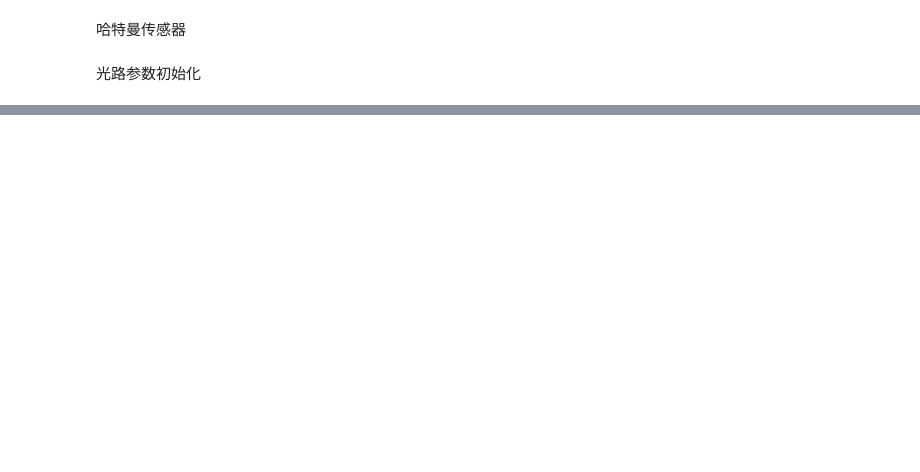
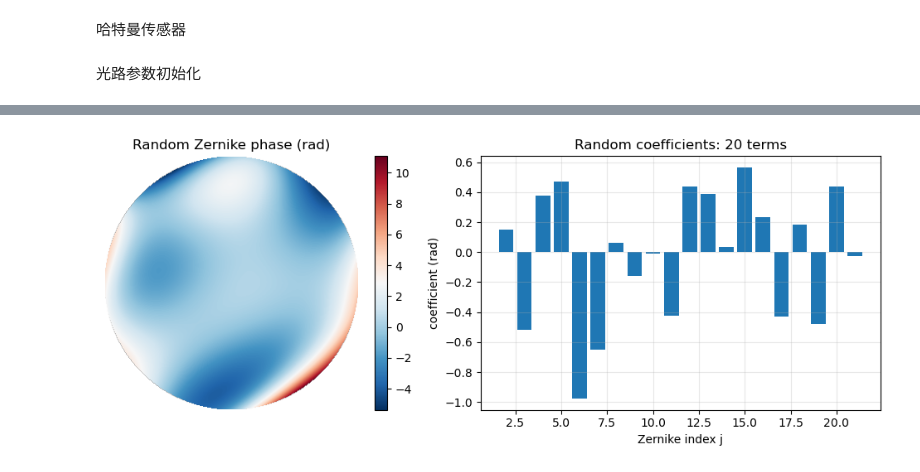
Before and after one commit to congzhou235-prog/sh-prog, a Jupyter notebook: pro.ipynb, the cells around one changed output, grey strips where cells are left out. Saved outputs shown, nothing was run; the diff lists cells and outputs as text; code cells hidden in the pictures; blank space fills up the shorter version.

```diff
--- a/pro.ipynb
+++ b/pro.ipynb
@@ -112,0 +290,85 @@ pprint(derived_params)
+# %%
+import matplotlib.pyplot as plt
+from math import comb, sqrt
+
+# Manual controls.
+n_zernike_terms = 20
+zernike_grid_size = int(optical_params["dm"]["DMmesh"])
+coeff_std_rad = 0.5
+random_seed = 42
+include_piston = False
+
+
+def j_to_mn(j):
+    n = int(np.ceil((-3.0 + np.sqrt(9.0 + 8.0 * j)) / 2.0))
+    m = int(2 * j - n * (n + 2))
+    return m, n
+
+
+def radial_polynomial(n, m_abs, rho):
+    if (n - m_abs) % 2:
+        return np.zeros_like(rho)
+    radial = np.zeros_like(rho)
+    for s in range((n - m_abs) // 2 + 1):
+        c = (-1) ** s * comb(n - s, s) * comb(n - 2 * s, (n - m_abs) // 2 - s)
+        radial += c * rho ** (n - 2 * s)
+    return radial
+
+
+def zernike_mode(j, rho, theta):
+    m, n = j_to_mn(j)
+    radial = radial_polynomial(n, abs(m), rho)
+    if m == 0:
+        return sqrt(n + 1) * radial
+    if m > 0:
+        return sqrt(2 * (n + 1)) * radial * np.cos(m * theta)
+    return sqrt(2 * (n + 1)) * radial * np.sin(abs(m) * theta)
+
+
+def random_zernike_phase(n_terms=20, grid_size=312, coeff_std_rad=0.5, seed=42, include_piston=False):
+    axis = np.linspace(-1.0, 1.0, grid_size)
+    xx, yy = np.meshgrid(axis, axis, indexing="xy")
+    rho = np.sqrt(xx**2 + yy**2)
+    theta = np.arctan2(yy, xx)
+    pupil_mask = rho <= 1.0
+
+    first_j = 1 if include_piston else 2
+    zernike_indices = np.arange(first_j, first_j + n_terms)
+    coeffs_rad = np.random.default_rng(seed).normal(0.0, coeff_std_rad, size=n_terms)
+
+    phase_rad = np.zeros_like(rho)
+    coeff_table = []
+    for j, coeff in zip(zernike_indices, coeffs_rad):
+        m, n = j_to_mn(int(j))
+        phase_rad[pupil_mask] += coeff * zernike_mode(int(j), rho, theta)[pupil_mask]
+        coeff_table.append({"j": int(j), "n": int(n), "m": int(m), "coeff_rad": float(coeff)})
+
+    phase_rad[~pupil_mask] = np.nan
+    return phase_rad, coeff_table
+
+
+zernike_phase_rad, zernike_coeffs = random_zernike_phase(
+    n_terms=n_zernike_terms,
+    grid_size=zernike_grid_size,
+    coeff_std_rad=coeff_std_rad,
+    seed=random_seed,
+    include_piston=include_piston,
+)
+
+fig, axes = plt.subplots(1, 2, figsize=(11, 4))
+im = axes[0].imshow(zernike_phase_rad, cmap="RdBu_r", origin="lower")
+axes[0].set_title("Random Zernike phase (rad)")
+axes[0].axis("off")
+plt.colorbar(im, ax=axes[0], fraction=0.046, pad=0.04)
+
+axes[1].bar([c["j"] for c in zernike_coeffs], [c["coeff_rad"] for c in zernike_coeffs])
+axes[1].set_title(f"Random coefficients: {n_zernike_terms} terms")
+axes[1].set_xlabel("Zernike index j")
+axes[1].set_ylabel("coefficient (rad)")
+axes[1].grid(alpha=0.3)
+plt.tight_layout()
+plt.show()
+
+zernike_coeffs[:5]
+# %% [output]
+[figure, added]
```
Also changed, not shown: parts of 8 cells of this notebook.
